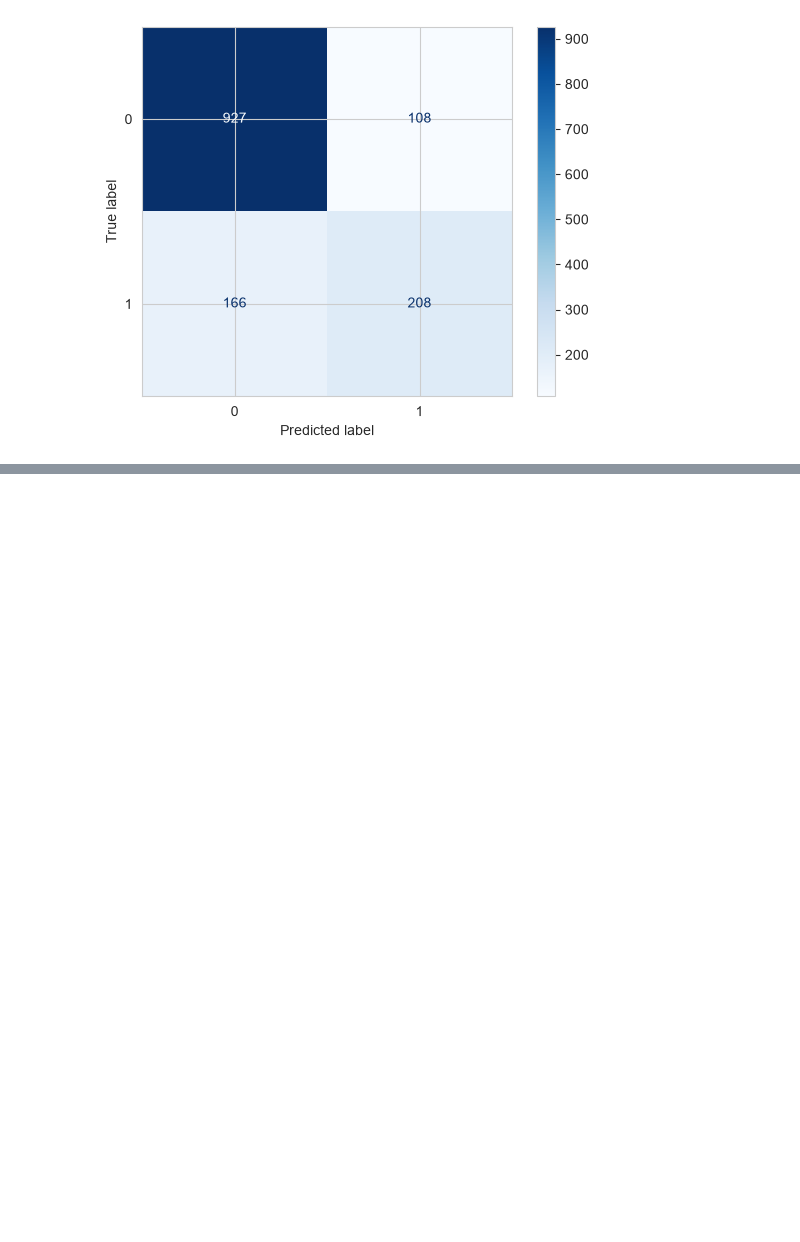
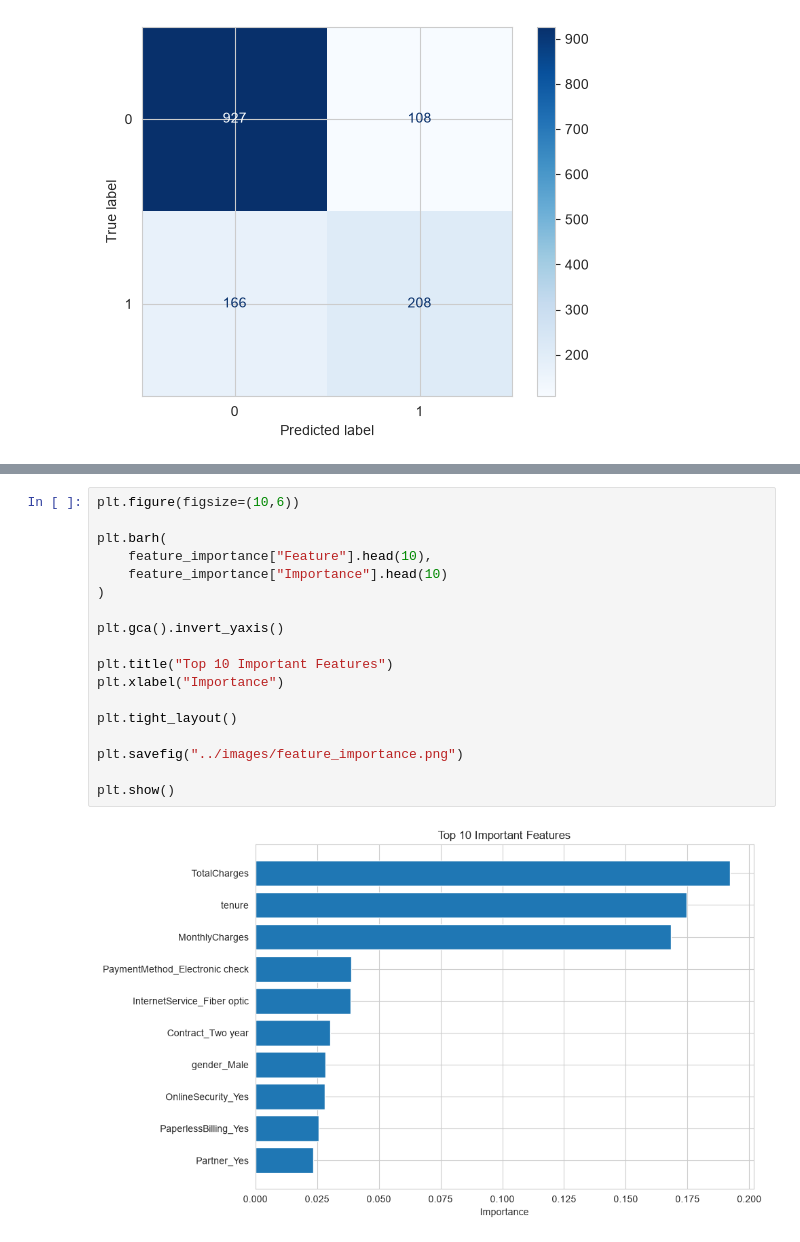
Before and after one commit to Cyanide07x/Customer-Churn-Analysis, a Jupyter notebook: notebook/Customer_Churn_Analysis.ipynb, the cells around one changed output, grey strips where cells are left out. Cells and saved outputs as stored; diff of their text form; blank space fills up the shorter version.

```diff
--- a/notebook/Customer_Churn_Analysis.ipynb
+++ b/notebook/Customer_Churn_Analysis.ipynb
@@ -858,0 +931,20 @@ Series([], dtype: int64)
+# %%
+plt.figure(figsize=(10,6))
+
+plt.barh(
+    feature_importance["Feature"].head(10),
+    feature_importance["Importance"].head(10)
+)
+
+plt.gca().invert_yaxis()
+
+plt.title("Top 10 Important Features")
+plt.xlabel("Importance")
+
+plt.tight_layout()
+
+plt.savefig("../images/feature_importance.png")
+
+plt.show()
+# %% [output]
+[figure, added]
```
Also changed, not shown: parts of 18 cells of this notebook.
